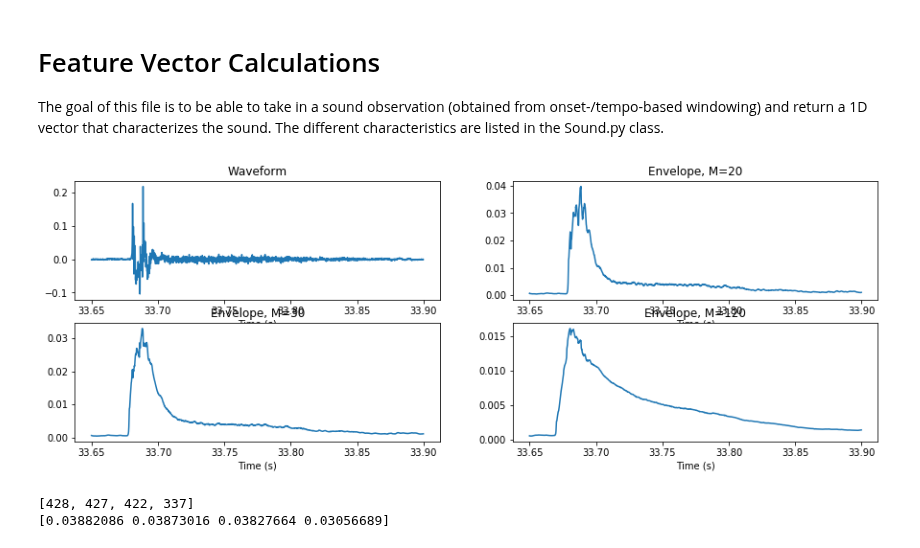
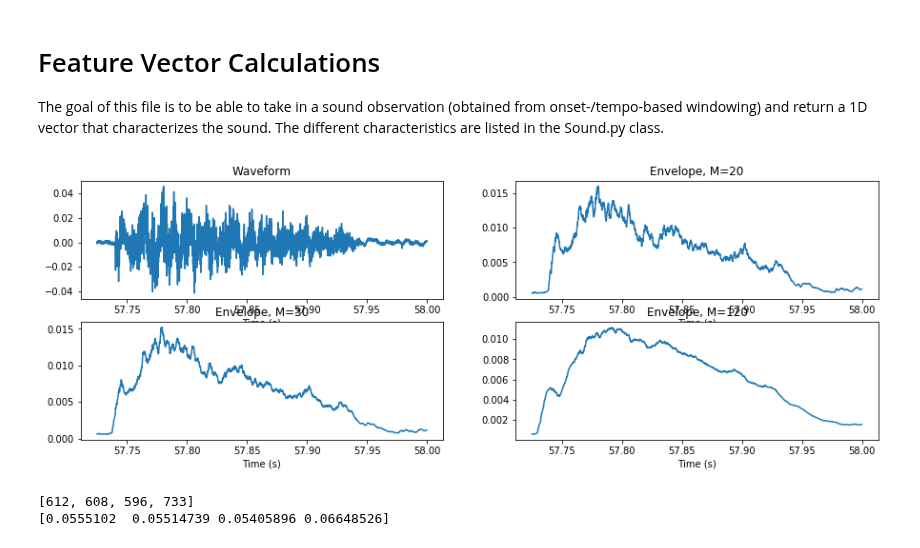
Before and after one commit to Blurrway/Beatboxing-Decomposition, a Jupyter notebook: Feature_Vectors.ipynb, the cells around one changed output. Drawn from its saved outputs; the diff is of its cells as text; code cells hidden in the pictures.

```diff
--- a/Feature_Vectors.ipynb
+++ b/Feature_Vectors.ipynb
@@ -48,7 +48,7 @@ def envelope(sound, M=20, sr=sr):
 # %%
 audio = audio4; sr = sr4
 
-t = [33.65, 33.9]
+t = [57.725, 58]
 # ^Ksh: 33.65, 33.9
 # B: 3.67, 3.85
 # ts: 57.725, 58
@@ -58,36 +58,36 @@ plt.subplot(2,2,1)
 short_audio = mf.plotWave(audio4, t, sr=sr, short=True, title='Waveform')
 peaks = [np.argmax(short_audio)]
 
 # strength_env = lb.onset.onset_strength(short_audio, sr=sr)
 sound_env = envelope(short_audio, M=20)
 peaks += [np.argmax(sound_env)]
 
 plt.subplot(2,2,2)
 mf.plotWave(sound_env, t0=t[0], sr=sr, title='Envelope, M=20')
 
 sound_env = envelope(short_audio, M=30)
 peaks += [np.argmax(sound_env)]
 
 plt.subplot(2,2,3)
 mf.plotWave(sound_env, t0=t[0], sr=sr, title='Envelope, M=30')
 
 sound_env = envelope(short_audio, M=120)
 peaks += [np.argmax(sound_env)]
 
 plt.subplot(2,2,4)
 mf.plotWave(sound_env, t0=t[0], sr=sr, title='Envelope, M=120')
 
 # plt.subplot(1,3,3)
 # plotWave(strength_env, t0=t[0], title='Strength Envelope')
 
 plt.show()
 
 print(peaks)
 print(np.array(peaks)/sr)
 # %% [output]
-[figure, old version]
+[figure, new version]
-[428, 427, 422, 337]
-[0.03882086 0.03873016 0.03827664 0.03056689]
+[612, 608, 596, 733]
+[0.0555102  0.05514739 0.05405896 0.06648526]
 # %%
 ipd.Audio(short_audio, rate=sr)
 # %% [output]
```
Also changed, not shown: parts of 2 cells of this notebook.
